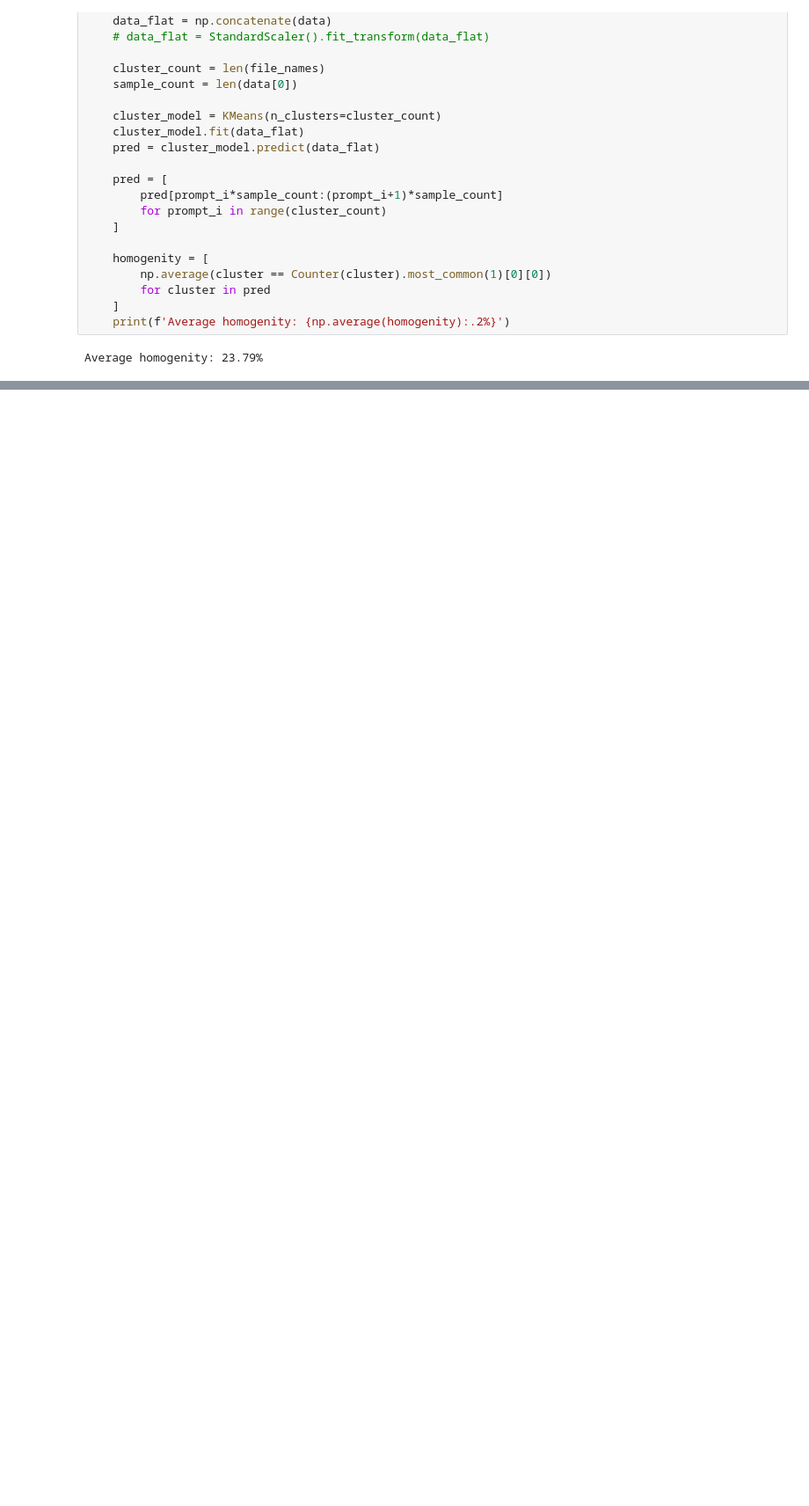
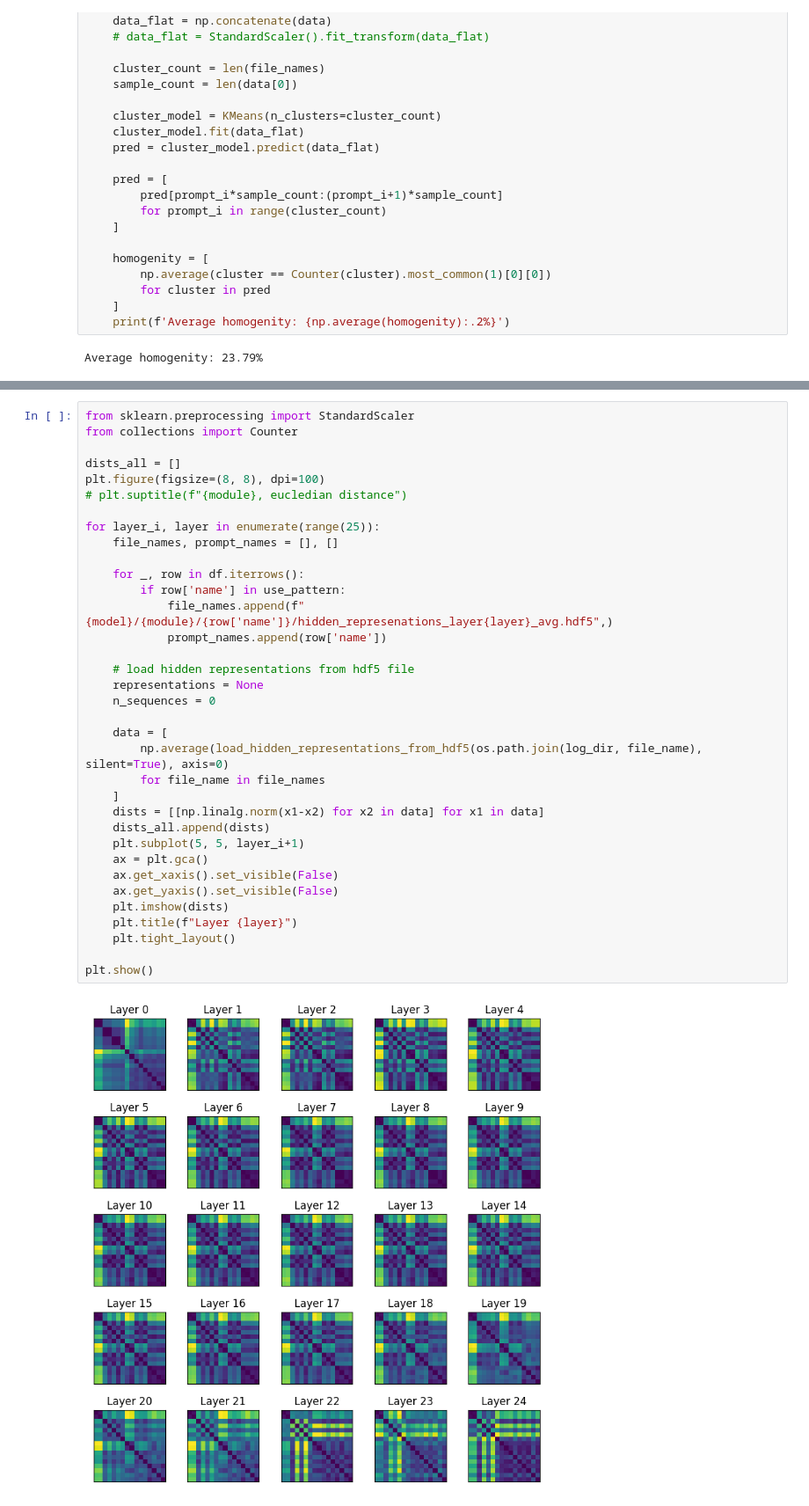
Before and after one commit to mmarius/t0-analysis, a Jupyter notebook: notebooks/clustering.ipynb, the cells around one changed output, grey strips where cells are left out. Shown at 88% size. Drawn from its saved outputs; the diff is of its cells as text; blank space fills up the shorter version.

```diff
--- a/notebooks/clustering.ipynb
+++ b/notebooks/clustering.ipynb
@@ -129,0 +131,37 @@ for layer in [24]:
+# %%
+from sklearn.preprocessing import StandardScaler
+from collections import Counter
+
+dists_all = []
+plt.figure(figsize=(8, 8), dpi=100)
+# plt.suptitle(f"{module}, eucledian distance")
+
+for layer_i, layer in enumerate(range(25)):
+    file_names, prompt_names = [], []
+
+    for _, row in df.iterrows():
+        if row['name'] in use_pattern:
+            file_names.append(f"{model}/{module}/{row['name']}/hidden_represenations_layer{layer}_avg.hdf5",)
+            prompt_names.append(row['name'])
+
+    # load hidden representations from hdf5 file
+    representations = None
+    n_sequences = 0
+
+    data = [
+        np.average(load_hidden_representations_from_hdf5(os.path.join(log_dir, file_name), silent=True), axis=0)
+        for file_name in file_names
+    ]
+    dists = [[np.linalg.norm(x1-x2) for x2 in data] for x1 in data]
+    dists_all.append(dists)
+    plt.subplot(5, 5, layer_i+1)
+    ax = plt.gca()
+    ax.get_xaxis().set_visible(False)
+    ax.get_yaxis().set_visible(False)
+    plt.imshow(dists)
+    plt.title(f"Layer {layer}")
+    plt.tight_layout()
+
+plt.show()
+# %% [output]
+[figure, added]
```
Also changed, not shown: parts of 2 cells of this notebook, 1 other file.
